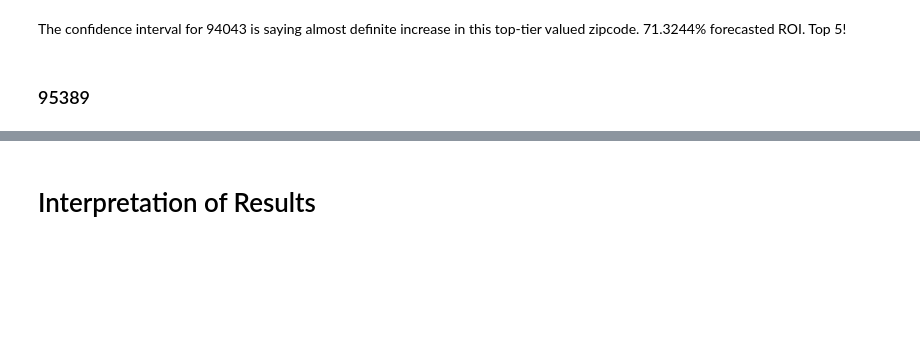
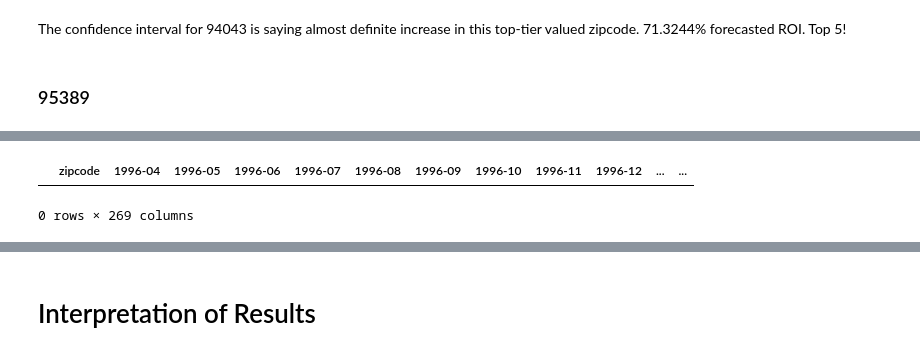
Before and after one commit to oac0de/Real-Estate-Forecasting, a Jupyter notebook: Final_TS_Notebook.ipynb, the cells around one changed output, grey strips where cells are left out. Cells and saved outputs as stored; diff of their text form; code cells hidden in the pictures; blank space fills up the shorter version.

```diff
--- a/Final_TS_Notebook.ipynb
+++ b/Final_TS_Notebook.ipynb
@@ -1439,0 +1384,5 @@ Model 5-Year Forecasted ROI rate: 37.3165%
+# %%
+(df[(df.zipcode.isin(['5482']))])
+# %% [output]
+|  | zipcode | 1996-04 | 1996-05 | 1996-06 | 1996-07 | 1996-08 | 1996-09 | 1996-10 | 1996-11 | 1996-12 | ... | ... |
+0 rows × 269 columns
```
Also changed, not shown: parts of 21 cells of this notebook, 11 other files.
